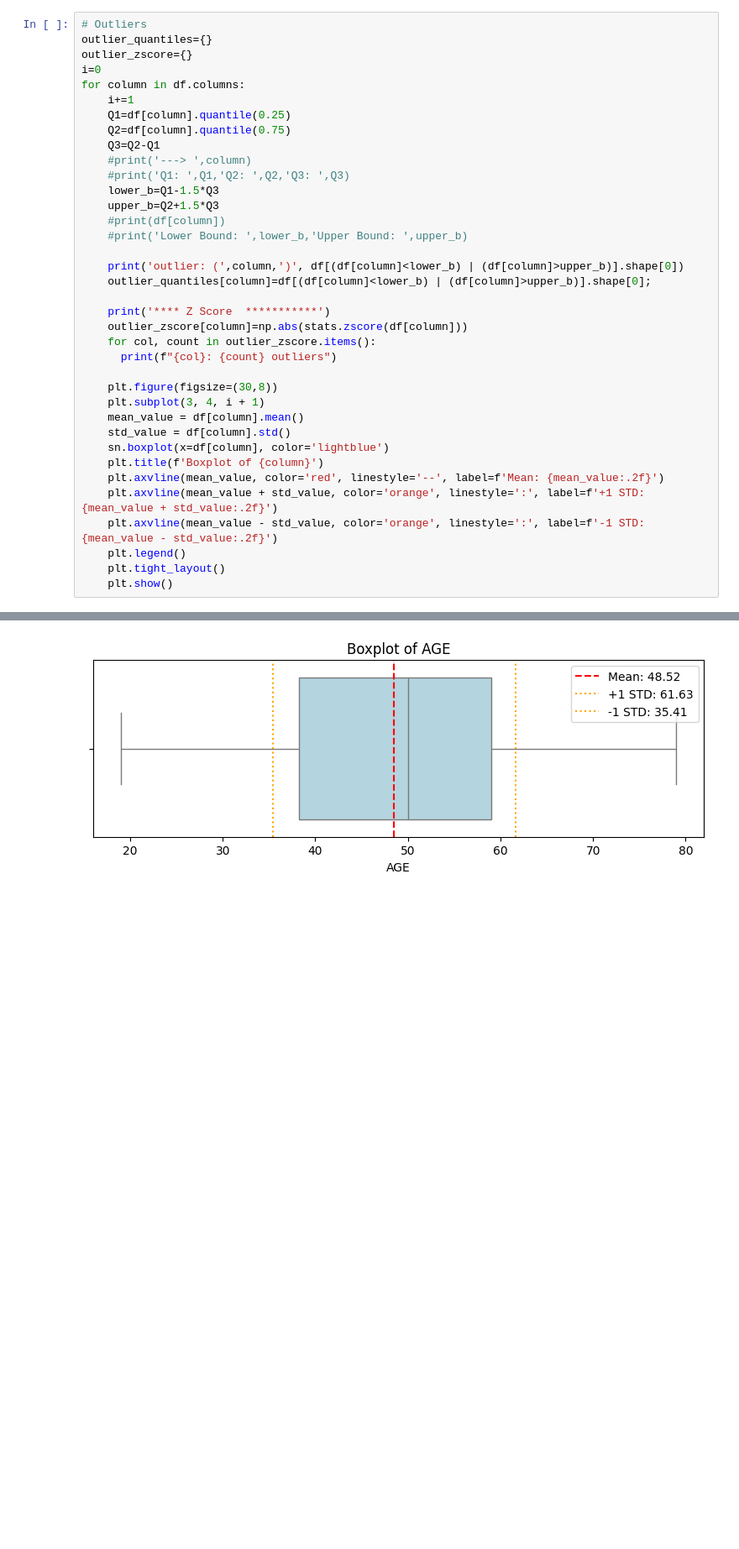
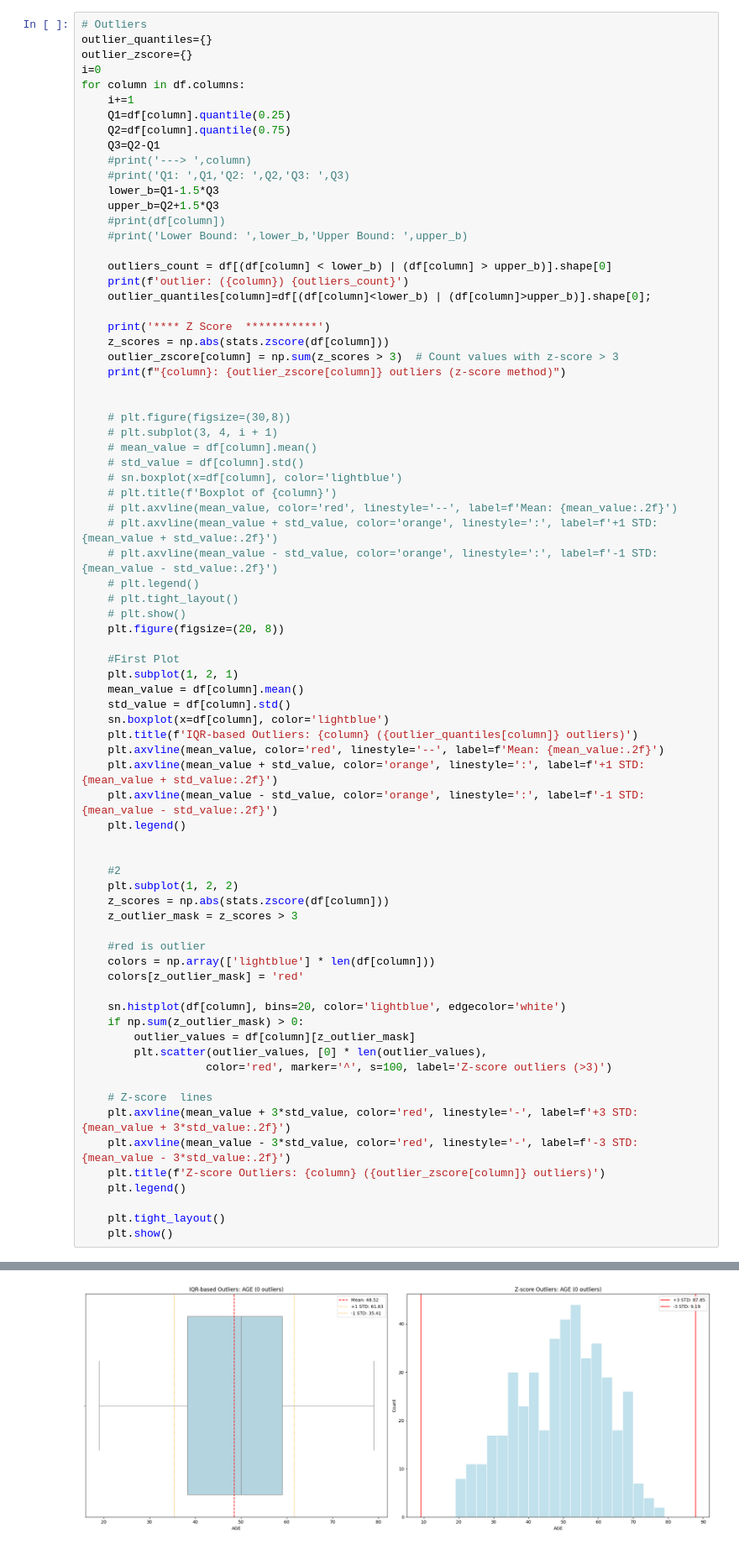
Before and after one commit to mehrahmad9033/DataScience, a Jupyter notebook: Assignment1.ipynb, the cells around one changed output, grey strips where cells are left out. Shown at 84% size. Drawn from its saved outputs; the diff is of its cells as text; blank space fills up the shorter version.

```diff
--- a/Assignment1.ipynb
+++ b/Assignment1.ipynb
@@ -64,24 +65,63 @@ for column in df.columns:
     #print(df[column])
     #print('Lower Bound: ',lower_b,'Upper Bound: ',upper_b)
 
-    print('outlier: (',column,')', df[(df[column]<lower_b) | (df[column]>upper_b)].shape[0])
+    outliers_count = df[(df[column] < lower_b) | (df[column] > upper_b)].shape[0]
+    print(f'outlier: ({column}) {outliers_count}')
     outlier_quantiles[column]=df[(df[column]<lower_b) | (df[column]>upper_b)].shape[0];
 
     print('**** Z Score  ***********')
-    outlier_zscore[column]=np.abs(stats.zscore(df[column]))
-    for col, count in outlier_zscore.items():
-      print(f"{col}: {count} outliers")
+    z_scores = np.abs(stats.zscore(df[column]))
+    outlier_zscore[column] = np.sum(z_scores > 3)  # Count values with z-score > 3
+    print(f"{column}: {outlier_zscore[column]} outliers (z-score method)")
 
-    plt.figure(figsize=(30,8))
-    plt.subplot(3, 4, i + 1)
+
+    # plt.figure(figsize=(30,8))
+    # plt.subplot(3, 4, i + 1)
+    # mean_value = df[column].mean()
+    # std_value = df[column].std()
+    # sn.boxplot(x=df[column], color='lightblue')
+    # plt.title(f'Boxplot of {column}')
+    # plt.axvline(mean_value, color='red', linestyle='--', label=f'Mean: {mean_value:.2f}')
+    # plt.axvline(mean_value + std_value, color='orange', linestyle=':', label=f'+1 STD: {mean_value + std_value:.2f}')
+    # plt.axvline(mean_value - std_value, color='orange', linestyle=':', label=f'-1 STD: {mean_value - std_value:.2f}')
+    # plt.legend()
+    # plt.tight_layout()
+    # plt.show()
+    plt.figure(figsize=(20, 8))
+
+    #First Plot
+    plt.subplot(1, 2, 1)
     mean_value = df[column].mean()
     std_value = df[column].std()
     sn.boxplot(x=df[column], color='lightblue')
-    plt.title(f'Boxplot of {column}')
+    plt.title(f'IQR-based Outliers: {column} ({outlier_quantiles[column]} outliers)')
     plt.axvline(mean_value, color='red', linestyle='--', label=f'Mean: {mean_value:.2f}')
     plt.axvline(mean_value + std_value, color='orange', linestyle=':', label=f'+1 STD: {mean_value + std_value:.2f}')
     plt.axvline(mean_value - std_value, color='orange', linestyle=':', label=f'-1 STD: {mean_value - std_value:.2f}')
     plt.legend()
+
+
+    #2
+    plt.subplot(1, 2, 2)
+    z_scores = np.abs(stats.zscore(df[column]))
+    z_outlier_mask = z_scores > 3
+
+    #red is outlier
+    colors = np.array(['lightblue'] * len(df[column]))
+    colors[z_outlier_mask] = 'red'
+
+    sn.histplot(df[column], bins=20, color='lightblue', edgecolor='white')
+    if np.sum(z_outlier_mask) > 0:
+        outlier_values = df[column][z_outlier_mask]
+        plt.scatter(outlier_values, [0] * len(outlier_values),
+                   color='red', marker='^', s=100, label='Z-score outliers (>3)')
+
+    # Z-score  lines
+    plt.axvline(mean_value + 3*std_value, color='red', linestyle='-', label=f'+3 STD: {mean_value + 3*std_value:.2f}')
+    plt.axvline(mean_value - 3*std_value, color='red', linestyle='-', label=f'-3 STD: {mean_value - 3*std_value:.2f}')
+    plt.title(f'Z-score Outliers: {column} ({outlier_zscore[column]} outliers)')
+    plt.legend()
+
     plt.tight_layout()
     plt.show()
 # %% [output]
@@ -102 +131 @@ Name: AGE, Length: 442, dtype: float64 outliers
-[figure, old version]
+[figure, new version]
```
Also changed, not shown: parts of 6 cells of this notebook.
